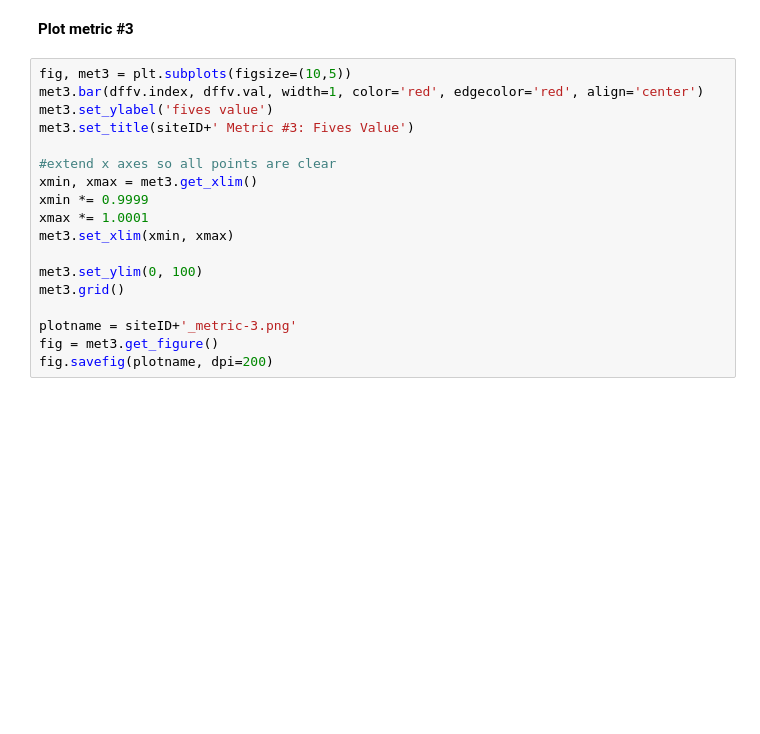
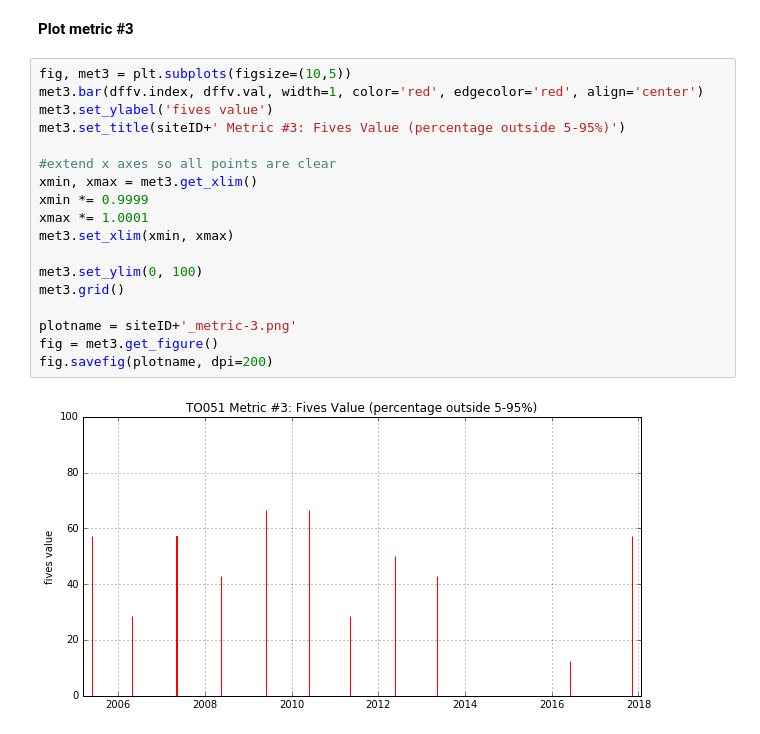
Before and after one commit to rumachan/iPythonNotebooks, a Jupyter notebook: wet_chemistry/analyte_metrics.ipynb, the cells around one changed output. Drawn from its saved outputs; the diff is of its cells as text; blank space fills up the shorter version.

```diff
--- a/wet_chemistry/analyte_metrics.ipynb
+++ b/wet_chemistry/analyte_metrics.ipynb
@@ -171,18 +179,20 @@ fig.savefig(plotname, dpi=200)
 # %%
 fig, met3 = plt.subplots(figsize=(10,5))
 met3.bar(dffv.index, dffv.val, width=1, color='red', edgecolor='red', align='center')
 met3.set_ylabel('fives value')
-met3.set_title(siteID+' Metric #3: Fives Value')
+met3.set_title(siteID+' Metric #3: Fives Value (percentage outside 5-95%)')
 
 #extend x axes so all points are clear
 xmin, xmax = met3.get_xlim()
 xmin *= 0.9999
 xmax *= 1.0001
 met3.set_xlim(xmin, xmax)
 
 met3.set_ylim(0, 100)
 met3.grid()
 
 plotname = siteID+'_metric-3.png'
 fig = met3.get_figure()
 fig.savefig(plotname, dpi=200)
+# %% [output]
+[figure, added]
```
Also changed, not shown: parts of 5 cells of this notebook.
